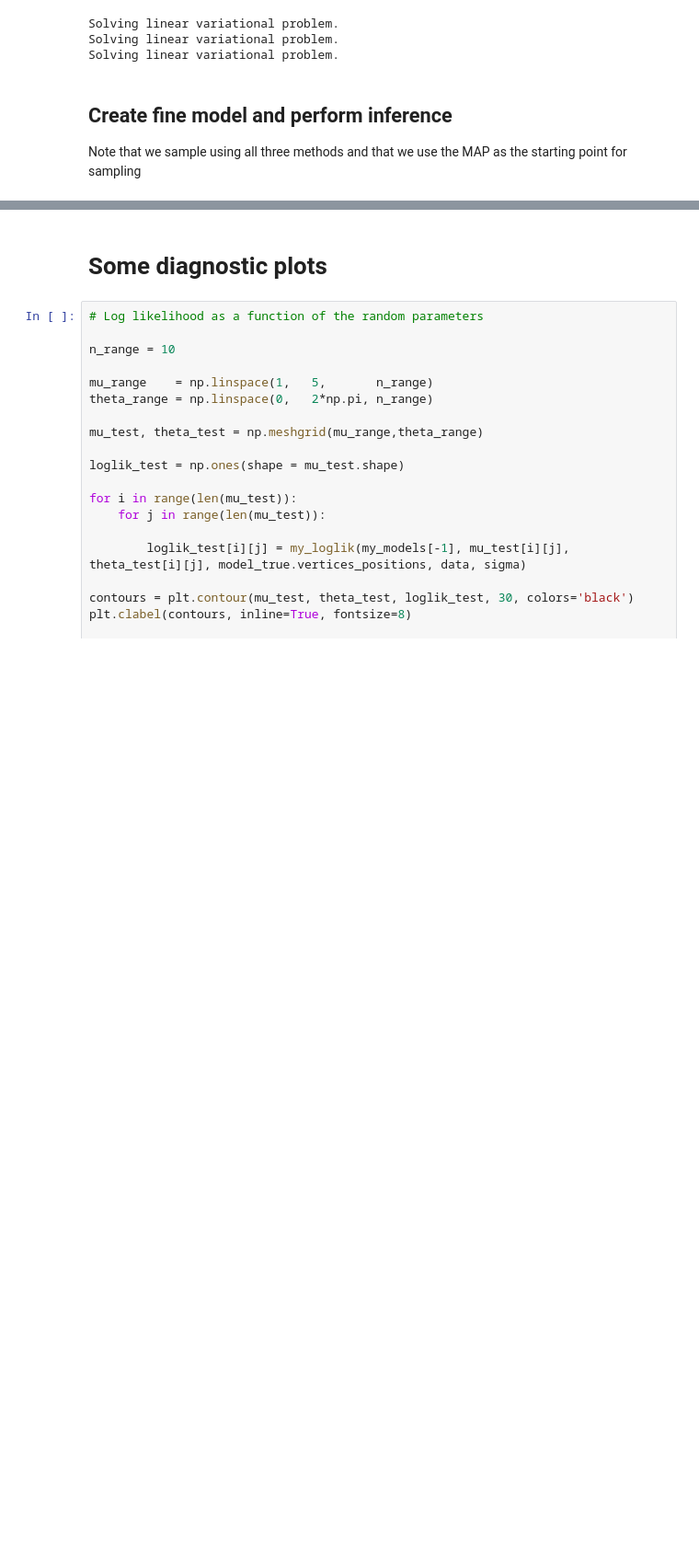
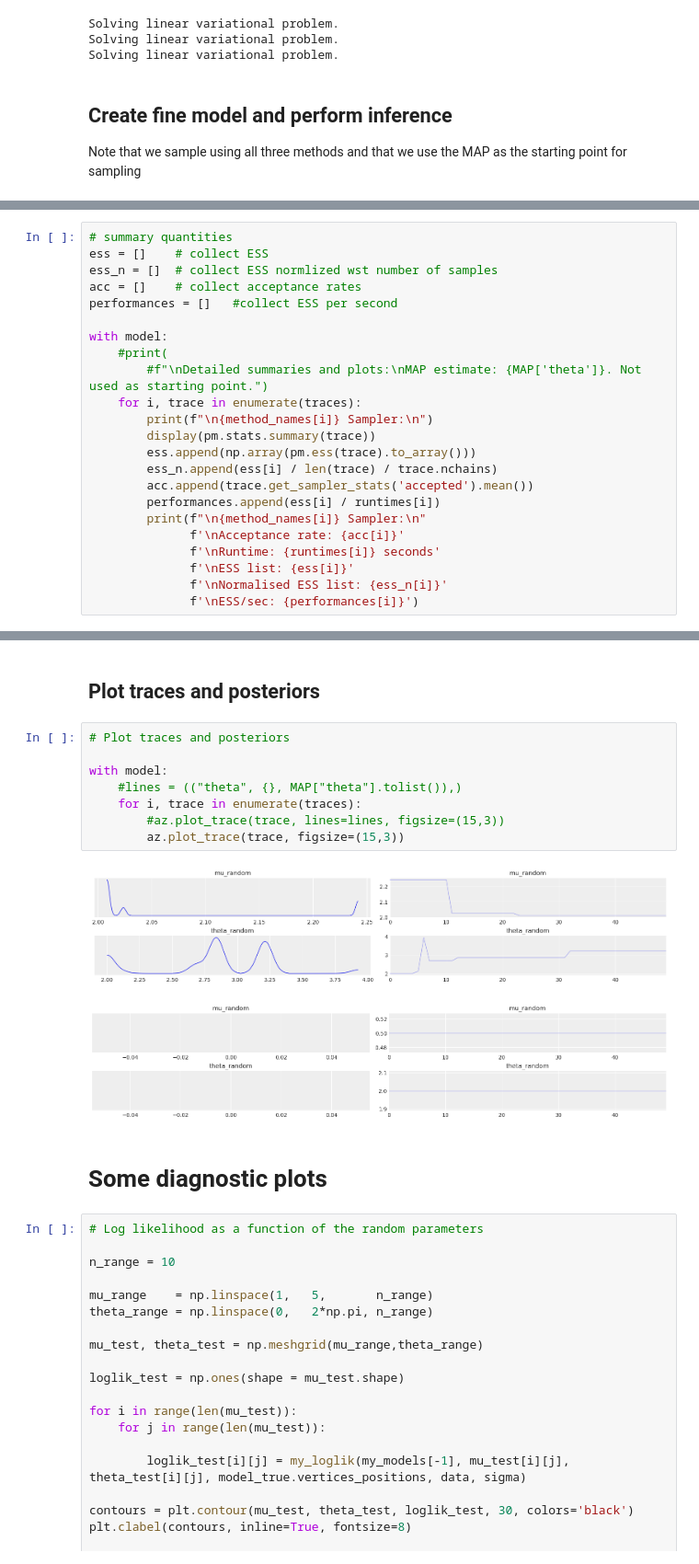
Before and after one commit to AndreBose/MLMCMC_Project, a Jupyter notebook: Comet_equation/Comet_equation_with_MLDA.ipynb, the cells around one changed output, grey strips where cells are left out. Shown at 92% size. Drawn from its saved outputs; the diff is of its cells as text; blank space fills up the shorter version.

```diff
--- a/Comet_equation/Comet_equation_with_MLDA.ipynb
+++ b/Comet_equation/Comet_equation_with_MLDA.ipynb
@@ -446,0 +511,23 @@ arviz - WARNING - Shape validation failed: input_shape: (1, 2000), minimum_shape
+# %%
+# summary quantities
+ess = []    # collect ESS
+ess_n = []  # collect ESS normlized wst number of samples
+acc = []    # collect acceptance rates
+performances = []   #collect ESS per second
+
+with model:
+    #print(
+        #f"\nDetailed summaries and plots:\nMAP estimate: {MAP['theta']}. Not used as starting point.")
+    for i, trace in enumerate(traces):
+        print(f"\n{method_names[i]} Sampler:\n")
+        display(pm.stats.summary(trace))
+        ess.append(np.array(pm.ess(trace).to_array()))
+        ess_n.append(ess[i] / len(trace) / trace.nchains)
+        acc.append(trace.get_sampler_stats('accepted').mean())
+        performances.append(ess[i] / runtimes[i])
+        print(f"\n{method_names[i]} Sampler:\n"
+              f'\nAcceptance rate: {acc[i]}'
+              f'\nRuntime: {runtimes[i]} seconds'
+              f'\nESS list: {ess[i]}'
+              f'\nNormalised ESS list: {ess_n[i]}'
+              f'\nESS/sec: {performances[i]}')
@@ -447,3 +610,16 @@ arviz - WARNING - Shape validation failed: input_shape: (1, 2000), minimum_shape
+# %% [markdown]
+## Plot traces and posteriors
+# %%
+# Plot traces and posteriors
+
+with model:
+    #lines = (("theta", {}, MAP["theta"].tolist()),)
+    for i, trace in enumerate(traces):
+        #az.plot_trace(trace, lines=lines, figsize=(15,3))
+        az.plot_trace(trace, figsize=(15,3))
+# %% [output]
+[figure, added]
+[figure, added]
 # %% [markdown]
 # Some diagnostic plots
 # %%
```
Also changed, not shown: parts of 15 cells of this notebook.
